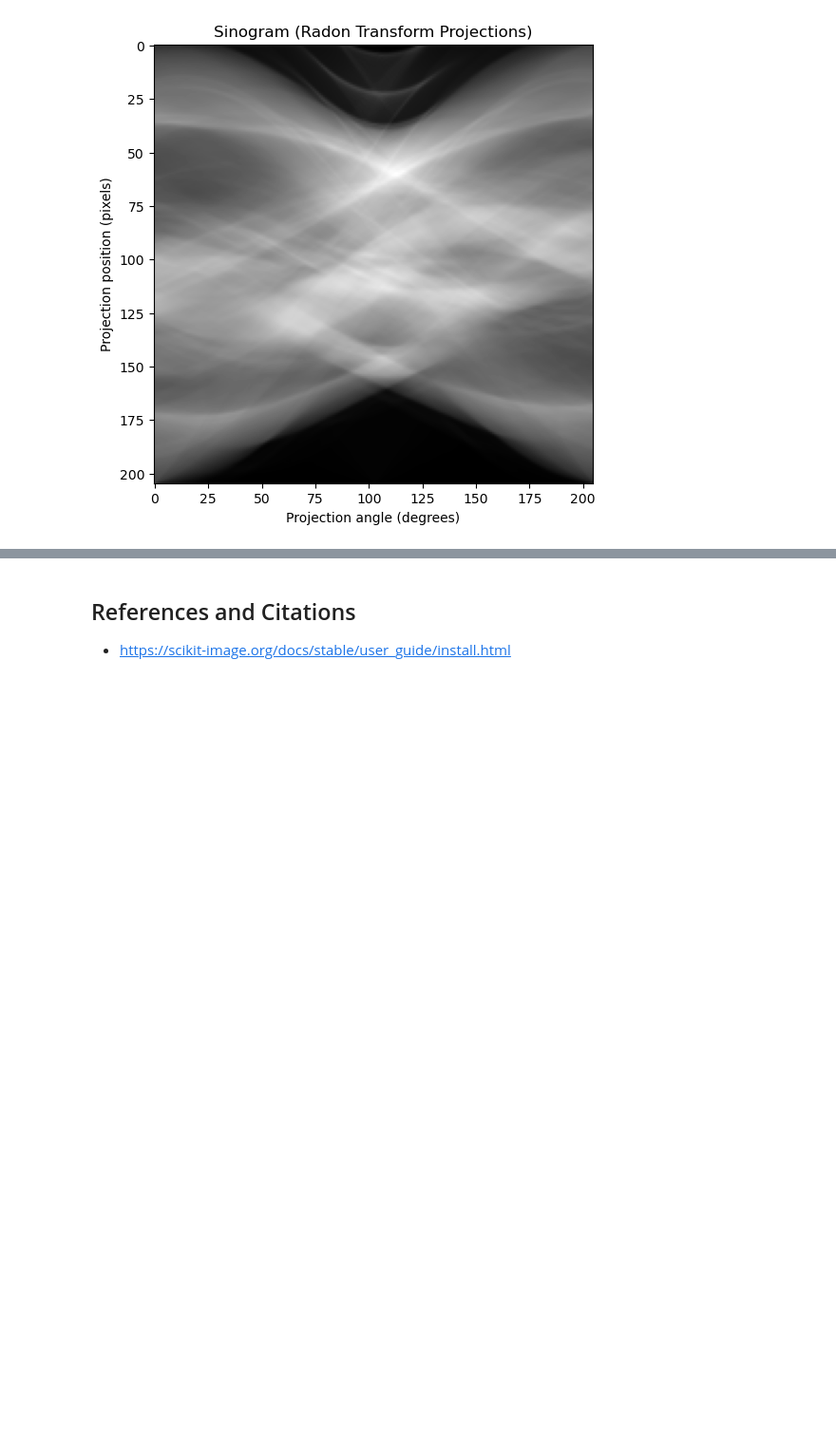
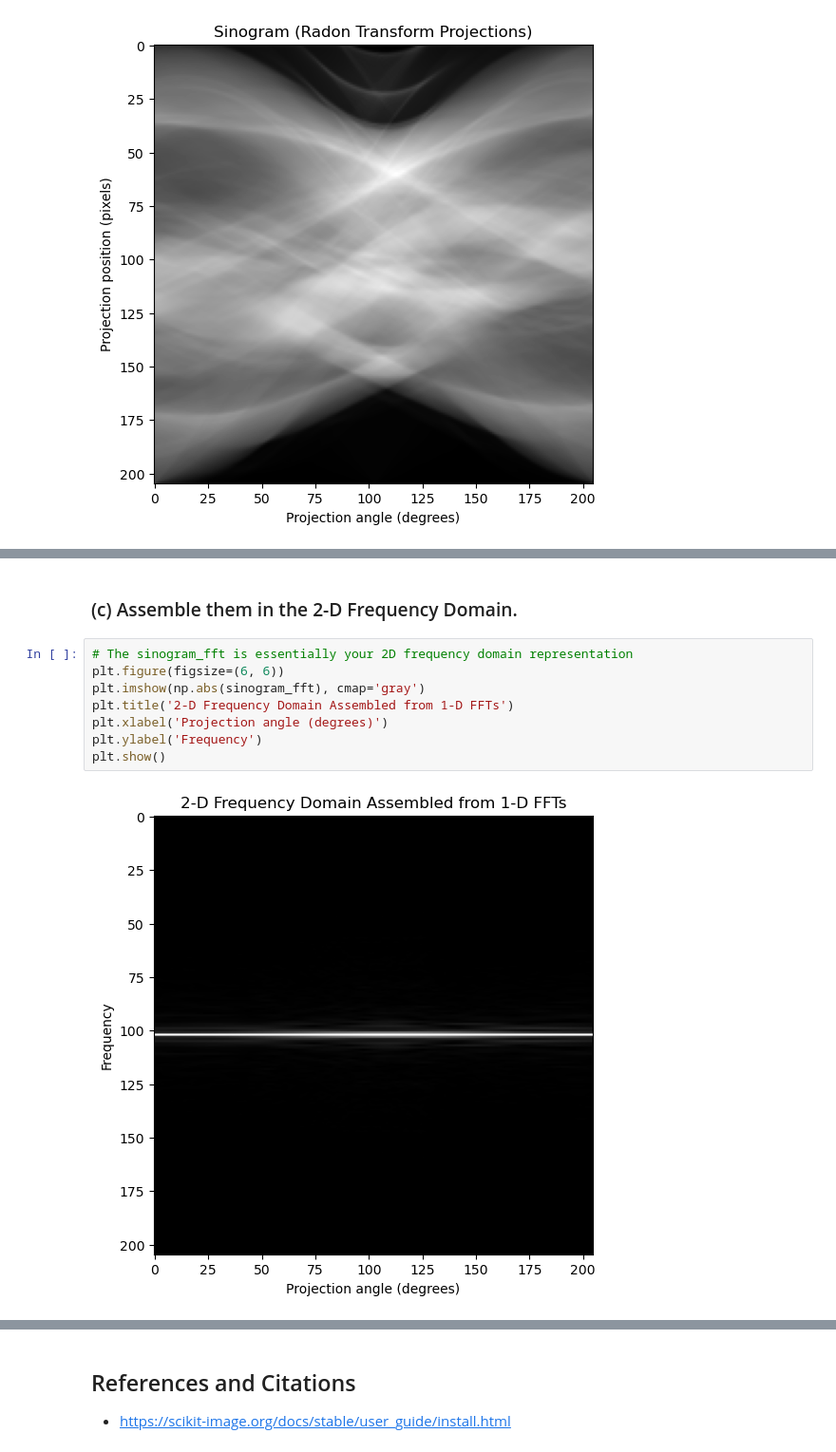
Before and after one commit to egunadi/bme527-hw4, a Jupyter notebook: notebook/Gunadi_Eben_HW4.ipynb, the cells around one changed output, grey strips where cells are left out. Shown at 95% size. Cells and saved outputs as stored; diff of their text form; blank space fills up the shorter version.

```diff
--- a/notebook/Gunadi_Eben_HW4.ipynb
+++ b/notebook/Gunadi_Eben_HW4.ipynb
@@ -112,0 +81,12 @@ plt.show()
+# %% [markdown]
+### (c) Assemble them in the 2-D Frequency Domain.
+# %%
+# The sinogram_fft is essentially your 2D frequency domain representation
+plt.figure(figsize=(6, 6))
+plt.imshow(np.abs(sinogram_fft), cmap='gray')
+plt.title('2-D Frequency Domain Assembled from 1-D FFTs')
+plt.xlabel('Projection angle (degrees)')
+plt.ylabel('Frequency')
+plt.show()
+# %% [output]
+[figure, added]
```
Also changed, not shown: parts of 11 cells of this notebook, 1 other file.
